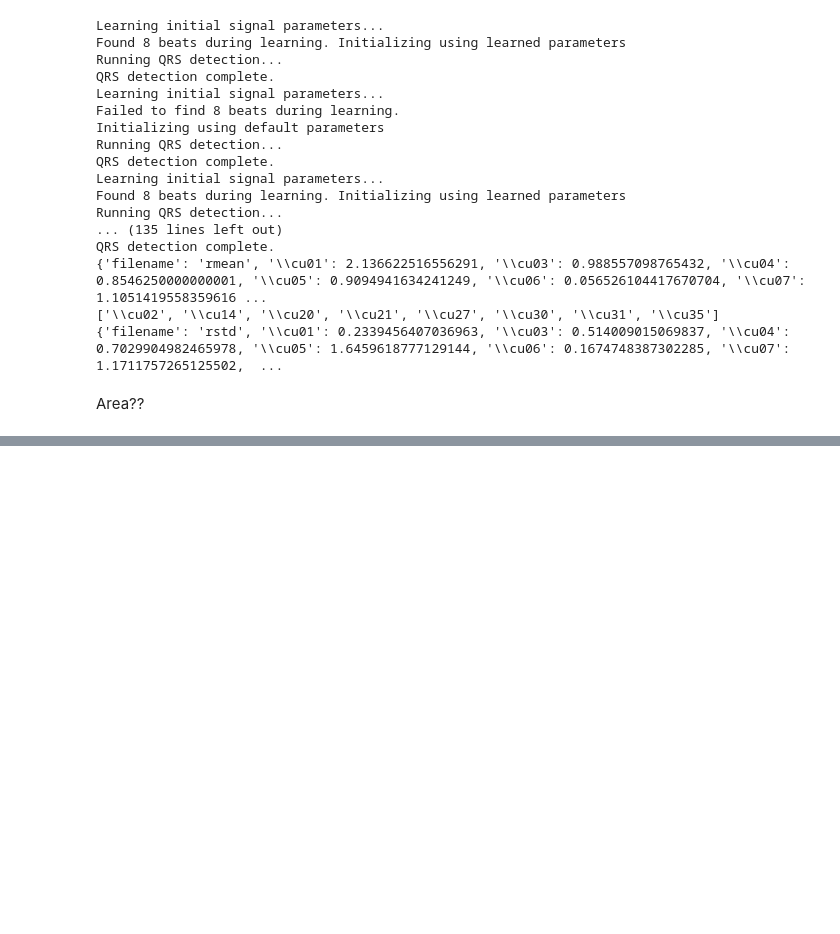
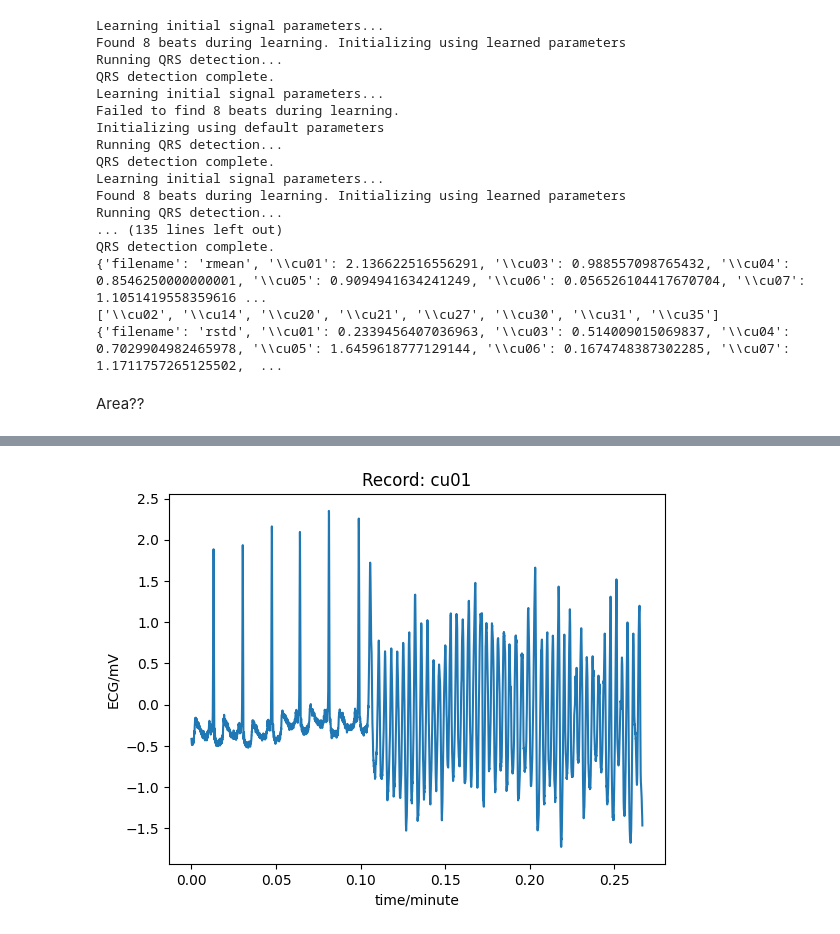
Before and after one commit to zodwick/ventricular-fibrillation-prediction-model, a Jupyter notebook: code.ipynb, the cells around one changed output, grey strips where cells are left out. Saved outputs shown, nothing was run; the diff lists cells and outputs as text; code cells hidden in the pictures; blank space fills up the shorter version.

```diff
--- a/code.ipynb
+++ b/code.ipynb
@@ -83,0 +93,12 @@ print(f"{number:02d}")
+# %%
+import wfdb
+file_path=r"D:\vf predict\cu-ventricular-tachyarrhythmia-database-1.0.0"
+file_name="\cu01"
+file_destination=file_path+file_name
+record = wfdb.rdrecord(file_destination , sampfrom=52000, sampto=56000)
+annotation = wfdb.rdann(file_destination, 'atr' ,)
+
+wfdb.plot_wfdb(record=record,
+               time_units='minutes')
+# %% [output]
+[figure, added]
```
Also changed, not shown: parts of 2 cells of this notebook.
